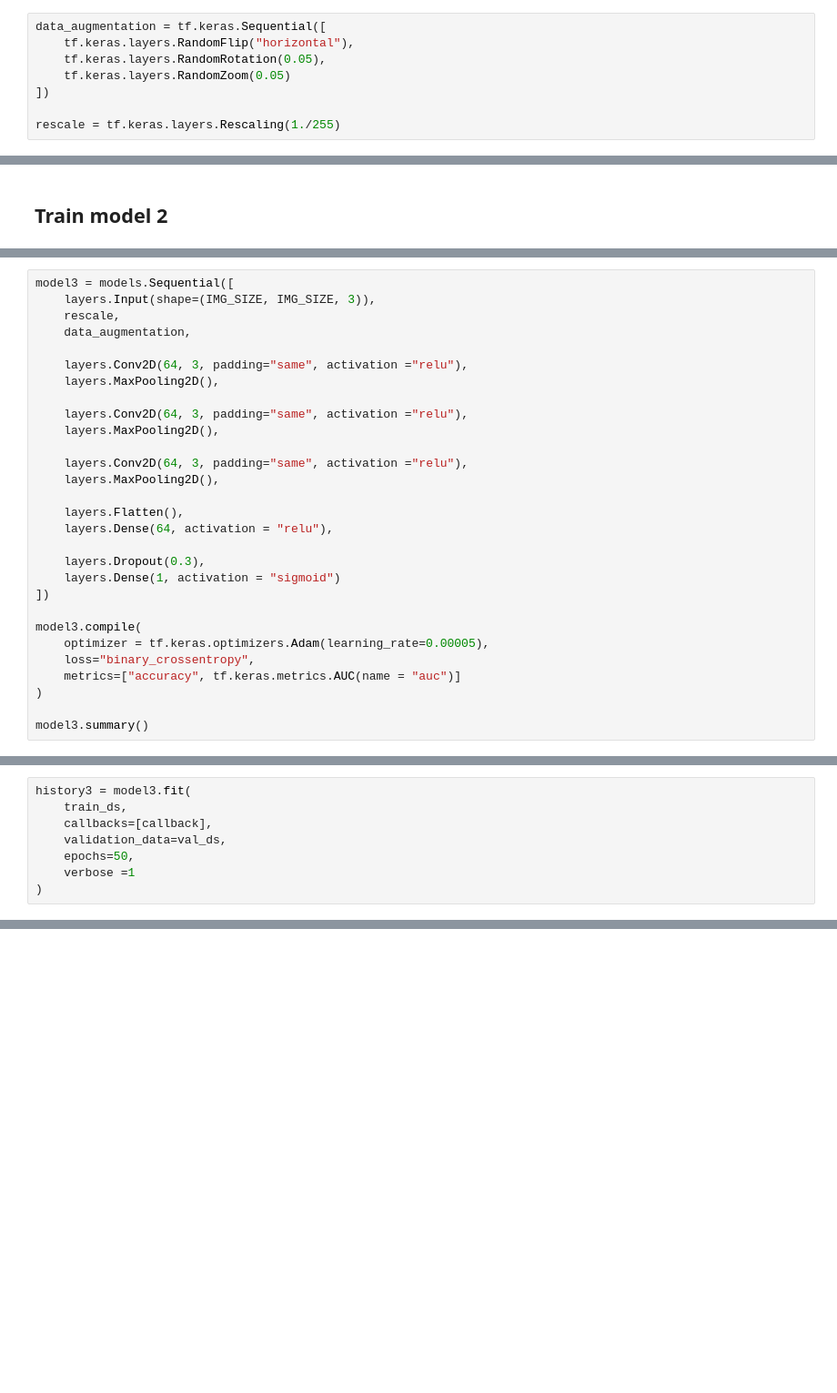
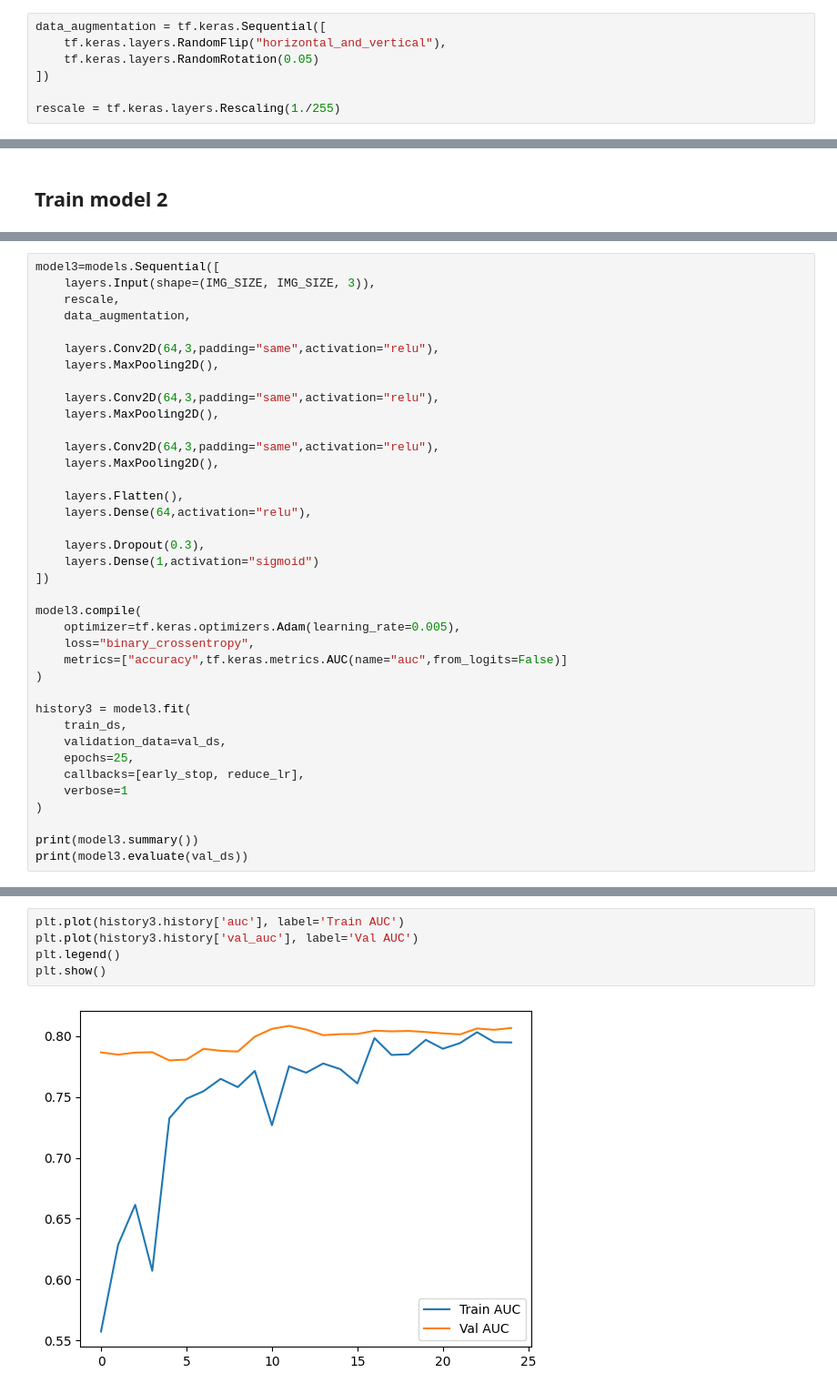
Before and after one commit to danaMusaad/indoor_plant_watering_predictor, a Jupyter notebook: notebooks/Preprocessing.ipynb, the cells around one changed output, grey strips where cells are left out. Shown at 91% size. Drawn from its saved outputs; the diff is of its cells as text; blank space fills up the shorter version.

Commit message:
train our model

```diff
--- a/notebooks/Preprocessing.ipynb
+++ b/notebooks/Preprocessing.ipynb
@@ -278,9 +281,8 @@ train_ds = train_ds.cache().prefetch(AUTOTUNE)
 val_ds = val_ds.cache().prefetch(AUTOTUNE)
 # %%
 data_augmentation = tf.keras.Sequential([
-    tf.keras.layers.RandomFlip("horizontal"),
-    tf.keras.layers.RandomRotation(0.05),
-    tf.keras.layers.RandomZoom(0.05)
+    tf.keras.layers.RandomFlip("horizontal_and_vertical"),
+    tf.keras.layers.RandomRotation(0.05)
 ])
 
 rescale = tf.keras.layers.Rescaling(1./255)
@@ -465,30 +517,39 @@ model2.evaluate(val_ds)
 # %%
-model3 = models.Sequential([
+model3=models.Sequential([
     layers.Input(shape=(IMG_SIZE, IMG_SIZE, 3)),
     rescale,
     data_augmentation,
 
-    layers.Conv2D(64, 3, padding="same", activation ="relu"),
+    layers.Conv2D(64,3,padding="same",activation="relu"),
     layers.MaxPooling2D(),
 
-    layers.Conv2D(64, 3, padding="same", activation ="relu"),
+    layers.Conv2D(64,3,padding="same",activation="relu"),
     layers.MaxPooling2D(),
 
-    layers.Conv2D(64, 3, padding="same", activation ="relu"),
+    layers.Conv2D(64,3,padding="same",activation="relu"),
     layers.MaxPooling2D(),
 
     layers.Flatten(),
-    layers.Dense(64, activation = "relu"),
+    layers.Dense(64,activation="relu"),
 
     layers.Dropout(0.3),
-    layers.Dense(1, activation = "sigmoid")
+    layers.Dense(1,activation="sigmoid")
 ])
 
 model3.compile(
-    optimizer = tf.keras.optimizers.Adam(learning_rate=0.00005),
+    optimizer=tf.keras.optimizers.Adam(learning_rate=0.005),
     loss="binary_crossentropy",
-    metrics=["accuracy", tf.keras.metrics.AUC(name = "auc")]
+    metrics=["accuracy",tf.keras.metrics.AUC(name="auc",from_logits=False)]
 )
 
-model3.summary()
+history3 = model3.fit(
+    train_ds,
+    validation_data=val_ds,
+    epochs=25,
+    callbacks=[early_stop, reduce_lr],
+    verbose=1
+)
+
+print(model3.summary())
+print(model3.evaluate(val_ds))
 # %% [output]
@@ -516,8 +597,0 @@ Model: "sequential_3"
-# %%
-history3 = model3.fit(
-    train_ds,
-    callbacks=[callback],
-    validation_data=val_ds,
-    epochs=50,
-    verbose =1
-)
@@ -557,0 +609,7 @@ print(model3.evaluate(val_ds))
+# %%
+plt.plot(history3.history['auc'], label='Train AUC')
+plt.plot(history3.history['val_auc'], label='Val AUC')
+plt.legend()
+plt.show()
+# %% [output]
+[figure, added]
```
Also changed, not shown: parts of 48 cells of this notebook.
